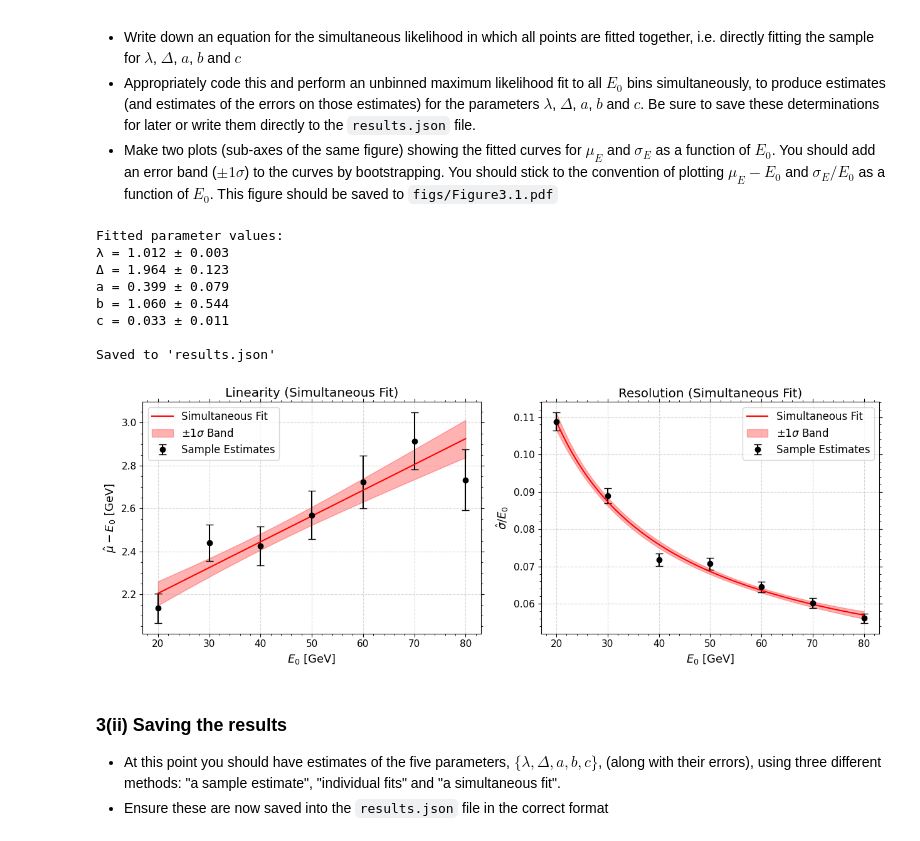
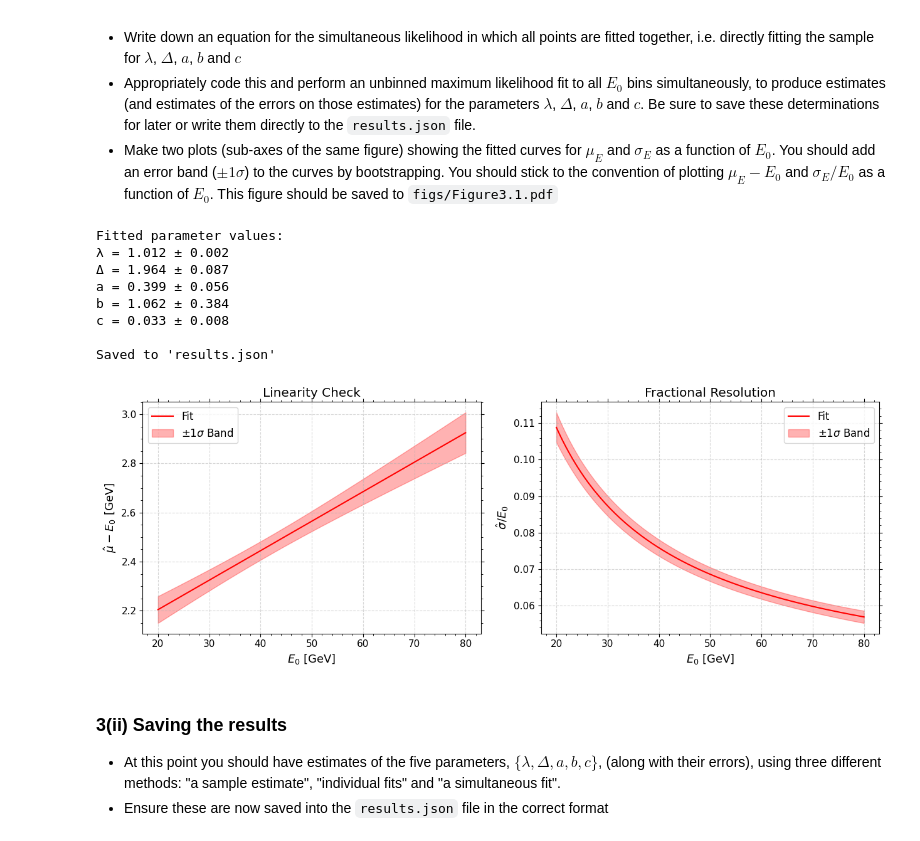
Before and after one commit to harveydgb/photon-detector-calibration, a Jupyter notebook: notebooks/solution.ipynb, the cells around one changed output. Saved outputs shown, nothing was run; the diff lists cells and outputs as text; code cells hidden in the pictures.

```diff
--- a/notebooks/solution.ipynb
+++ b/notebooks/solution.ipynb
@@ -131,22 +140,20 @@ AttributeError: module 's1_sol.q1' has no attribute 'plot_fitted_sample_estimate
 - Make two plots (sub-axes of the same figure) showing the fitted curves for $\mu_E$ and $\sigma_E$ as a function of $E_0$. You should add an error band ($\pm 1\sigma$) to the curves by bootstrapping. You should stick to the convention of plotting $\mu_E - E_0$ and $\sigma_E / E_0$ as a function of $E_0$. This figure should be saved to `figs/Figure3.1.pdf`
 # %%
 from s1_sol import q3
-from s1_sol.q1 import update_results_json
 
-results, fig = q3.fit_and_plot_simultaneous(df)
-results = q1.update_results_json(results,"simultaneous_fit")
+fig = q3.fit_and_plot_simultaneous_unbinned_mle(df, "simultaneous_fit")
 
 fig.savefig("../figs/Figure3.1.pdf")
 # %% [output]
 Fitted parameter values:
-λ = 1.012 ± 0.003
-Δ = 1.964 ± 0.123
-a = 0.399 ± 0.079
-b = 1.060 ± 0.544
-c = 0.033 ± 0.011
+λ = 1.012 ± 0.002
+Δ = 1.964 ± 0.087
+a = 0.399 ± 0.056
+b = 1.062 ± 0.384
+c = 0.033 ± 0.008
 
 Saved to 'results.json'
-[figure, old version]
+[figure, new version]
 # %% [markdown]
 ### 3(ii) Saving the results
 - At this point you should have estimates of the five parameters, $\{\lambda, \Delta, a, b, c\}$, (along with their errors), using three different methods: "a sample estimate", "individual fits" and "a simultaneous fit".
```
Also changed, not shown: parts of 8 cells of this notebook, 14 other files.
